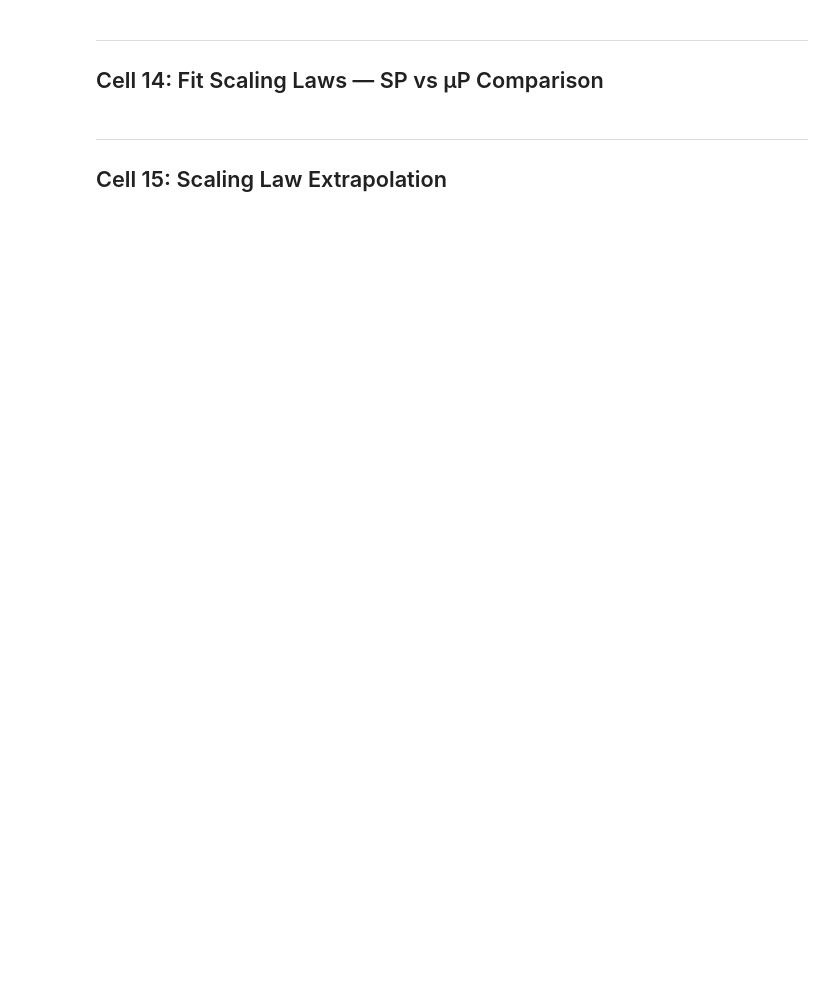
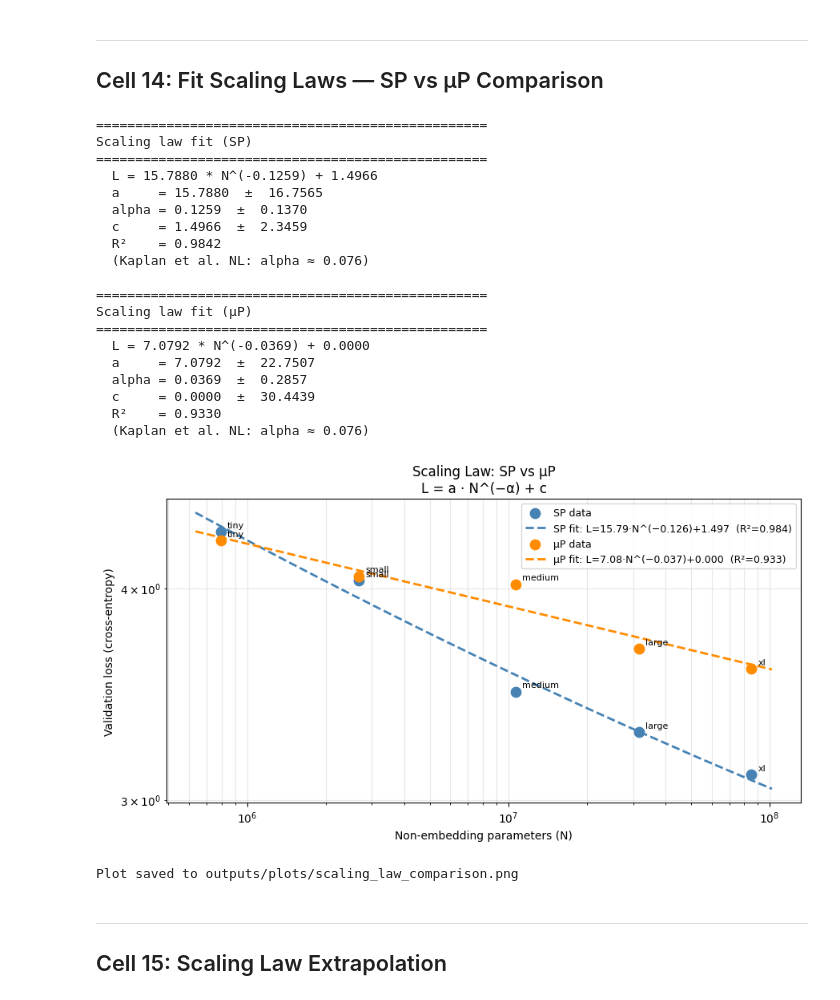
Before and after one commit to taahamohsin/ml-extra-credit-project, a Jupyter notebook: notebooks/03_mup_study.ipynb, the cells around one changed output. Saved outputs shown, nothing was run; the diff lists cells and outputs as text; code cells hidden in the pictures; blank space fills up the shorter version.

```diff
--- a/notebooks/03_mup_study.ipynb
+++ b/notebooks/03_mup_study.ipynb
@@ -145,19 +267,20 @@ display(Image('outputs/plots/lr_sweep_comparison.png'))
 # %%
 # Auto-update training_config.yaml with best µP LR
-import yaml, json
+import json, re
 
 with open('outputs/logs/lr_sweep_mup.json') as f:
-    mup_sweep = json.load(f)
-
-best_mup_lr = mup_sweep['best_lr']
+    best_mup_lr = json.load(f)['best_lr']
 
 with open('configs/training_config.yaml') as f:
-    tcfg = yaml.safe_load(f)
+    content = f.read()
 
-tcfg['mup_learning_rate'] = best_mup_lr
+if 'mup_learning_rate' in content:
+    content = re.sub(r'mup_learning_rate:.*', f'mup_learning_rate: {best_mup_lr}', content)
+else:
+    content += f'\nmup_learning_rate: {best_mup_lr}\n'
 
 with open('configs/training_config.yaml', 'w') as f:
-    yaml.dump(tcfg, f, default_flow_style=False, allow_unicode=True)
+    f.write(content)
 
 print(f'configs/training_config.yaml updated: mup_learning_rate = {best_mup_lr:.1e}')
 print(f'Use --lr {best_mup_lr:.1e} when calling 07_train_mup.py')
@@ -272,61 +524,83 @@ import matplotlib.pyplot as plt
 import sys
 sys.path.insert(0, '/content/svg-scaling-laws')
 
-from src.scaling_law import fit_scaling_law, plot_scaling_law, print_fit_summary, predict
+from src.scaling_law import fit_scaling_law, plot_scaling_law, print_fit_summary
 
 model_names = ['tiny', 'small', 'medium', 'large', 'xl']
 
-# Load SP results
+def load(path):
+    return json.load(open(path)) if os.path.exists(path) else None
+
+# SP — uses best_val_loss as fallback for older JSONs without final_val_loss
 sp_params, sp_losses = [], []
 for name in model_names:
-    p = f'outputs/logs/result_{name}.json'
-    if os.path.exists(p):
-        r = json.load(open(p))
+    r = load(f'outputs/logs/result_{name}.json')
+    if r:
         sp_params.append(r['n_params'])
-        sp_losses.append(r['best_val_loss'])
+        sp_losses.append(r.get('final_val_loss', r['best_val_loss']))
 
-# Load µP results
+# µP
 mup_params, mup_losses = [], []
 for name in model_names:
-    p = f'outputs/logs/result_mup_{name}.json'
-    if os.path.exists(p):
-        r = json.load(open(p))
+    r = load(f'outputs/logs/result_mup_{name}.json')
+    if r:
         mup_params.append(r['n_params'])
-        mup_losses.append(r['best_val_loss'])
+        mup_losses.append(r.get('final_val_loss', r['best_val_loss']))
 
-# Fit both
 sp_fit  = fit_scaling_law(sp_params,  sp_losses)
 mup_fit = fit_scaling_law(mup_params, mup_losses)
 
 print_fit_summary(sp_fit,  label='SP')
 print_fit_summary(mup_fit, label='µP')
 
-# Overlay plot
 fig, ax = plt.subplots(figsize=(9, 5))
-plot_scaling_law(sp_params,  sp_losses,  sp_fit,  model_names=model_names,
-                 label='SP',  color='steelblue', ax=ax)
-plot_scaling_law(mup_params, mup_losses, mup_fit, model_names=model_names,
-                 label='µP', color='darkorange', ax=ax)
+plot_scaling_law(sp_params,  sp_losses,  sp_fit,
+                 model_names=model_names, label='SP',
+                 color='steelblue', ax=ax)
+plot_scaling_law(mup_params, mup_losses, mup_fit,
+                 model_names=model_names, label='µP',
+                 color='darkorange', ax=ax)
 ax.set_title('Scaling Law: SP vs µP\nL = a · N^(−α) + c')
 plt.tight_layout()
 plt.savefig('outputs/plots/scaling_law_comparison.png', dpi=150, bbox_inches='tight')
 plt.show()
 print('Plot saved to outputs/plots/scaling_law_comparison.png')
 
 # Save fit JSONs
 def save_fit(fit, name, params, losses):
     out = {
         'parameterization': name,
-        'param_counts': params,
-        'val_losses': losses,
+        'param_counts': params, 'val_losses': losses,
         'a': fit['a'], 'alpha': fit['alpha'], 'c': fit['c'],
         'r_squared': fit['r_squared'],
     }
-    with open(f'outputs/logs/scaling_fit_{name.lower()}.json', 'w') as f:
+    with open(f'outputs/logs/scaling_fit_{name}.json', 'w') as f:
         json.dump(out, f, indent=2)
 
 save_fit(sp_fit,  'sp',  sp_params,  sp_losses)
 save_fit(mup_fit, 'mup', mup_params, mup_losses)
+# %% [output]
+==================================================
+Scaling law fit (SP)
+==================================================
+  L = 15.7880 * N^(-0.1259) + 1.4966
+  a     = 15.7880  ±  16.7565
+  alpha = 0.1259  ±  0.1370
+  c     = 1.4966  ±  2.3459
+  R²    = 0.9842
+  (Kaplan et al. NL: alpha ≈ 0.076)
+
+==================================================
+Scaling law fit (µP)
+==================================================
+  L = 7.0792 * N^(-0.0369) + 0.0000
+  a     = 7.0792  ±  22.7507
+  alpha = 0.0369  ±  0.2857
+  c     = 0.0000  ±  30.4439
+  R²    = 0.9330
+  (Kaplan et al. NL: alpha ≈ 0.076)
+[figure, added]
+Plot saved to outputs/plots/scaling_law_comparison.png
 # %% [markdown]
 ---
 ## Cell 15: Scaling Law Extrapolation
```
Also changed, not shown: parts of 32 cells of this notebook, 3 other files.
